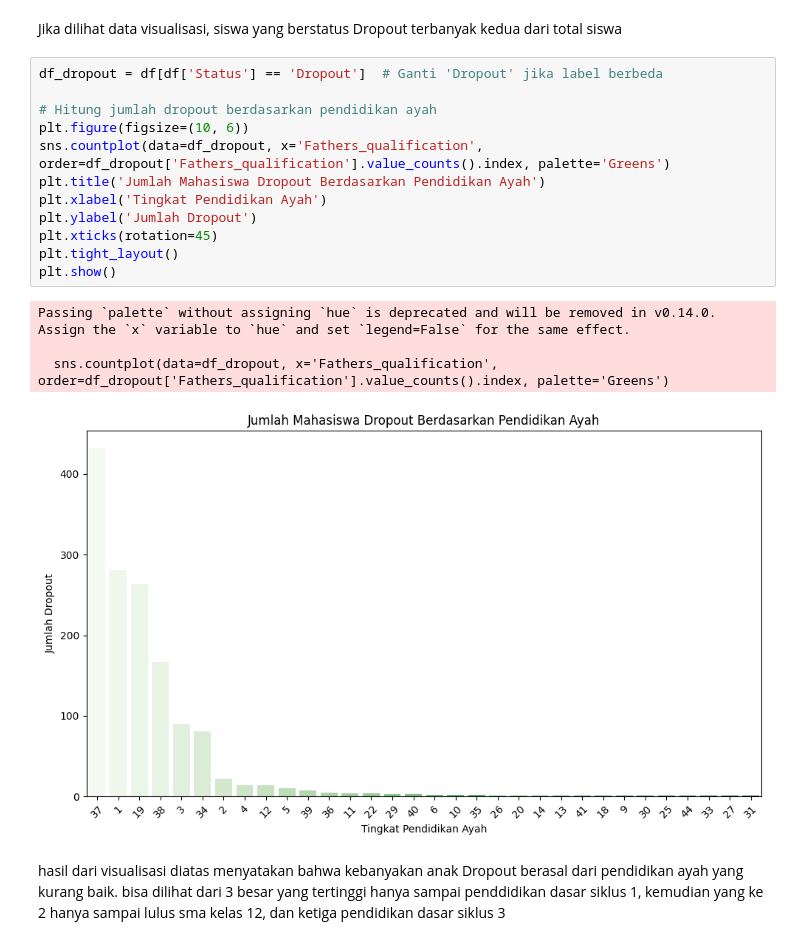
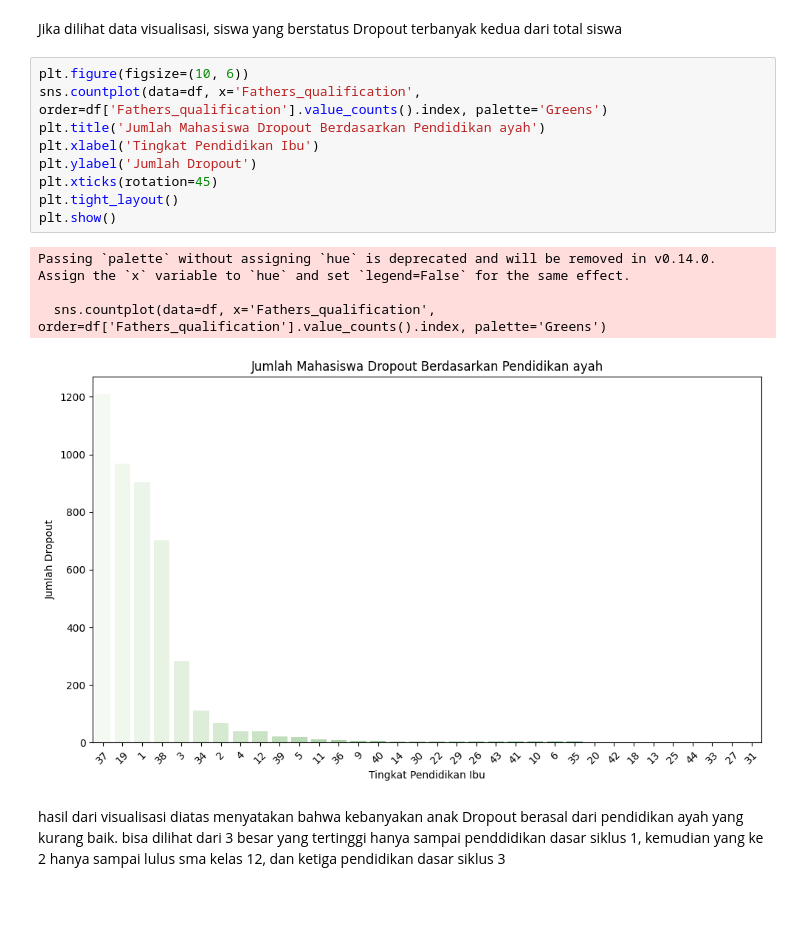
Before and after one commit to DhavaAdePratama/Students_Performance, a Jupyter notebook: Proyek_DS_2.ipynb, the cells around one changed output. Cells and saved outputs as stored; diff of their text form; blank space fills up the shorter version.

```diff
--- a/Proyek_DS_2.ipynb
+++ b/Proyek_DS_2.ipynb
@@ -123,22 +137,19 @@ Passing `palette` without assigning `hue` is deprecated and will be removed in v
 # %% [markdown]
 Jika dilihat data visualisasi, siswa yang berstatus Dropout terbanyak kedua dari total siswa
 # %%
-df_dropout = df[df['Status'] == 'Dropout']  # Ganti 'Dropout' jika label berbeda
-
-# Hitung jumlah dropout berdasarkan pendidikan ayah
 plt.figure(figsize=(10, 6))
-sns.countplot(data=df_dropout, x='Fathers_qualification', order=df_dropout['Fathers_qualification'].value_counts().index, palette='Greens')
-plt.title('Jumlah Mahasiswa Dropout Berdasarkan Pendidikan Ayah')
-plt.xlabel('Tingkat Pendidikan Ayah')
+sns.countplot(data=df, x='Fathers_qualification', order=df['Fathers_qualification'].value_counts().index, palette='Greens')
+plt.title('Jumlah Mahasiswa Dropout Berdasarkan Pendidikan ayah')
+plt.xlabel('Tingkat Pendidikan Ibu')
 plt.ylabel('Jumlah Dropout')
 plt.xticks(rotation=45)
 plt.tight_layout()
 plt.show()
 # %% [output]
 Passing `palette` without assigning `hue` is deprecated and will be removed in v0.14.0. Assign the `x` variable to `hue` and set `legend=False` for the same effect.
 
-  sns.countplot(data=df_dropout, x='Fathers_qualification', order=df_dropout['Fathers_qualification'].value_counts().index, palette='Greens')
+  sns.countplot(data=df, x='Fathers_qualification', order=df['Fathers_qualification'].value_counts().index, palette='Greens')
-[figure, old version]
+[figure, new version]
 # %% [markdown]
 hasil dari visualisasi diatas menyatakan bahwa kebanyakan anak Dropout berasal dari pendidikan ayah yang kurang baik. bisa dilihat dari 3 besar yang tertinggi hanya sampai penddidikan dasar siklus 1, kemudian yang ke 2 hanya sampai lulus sma kelas 12, dan ketiga pendidikan dasar siklus 3
 # %%
```
Also changed, not shown: parts of 44 cells of this notebook.
